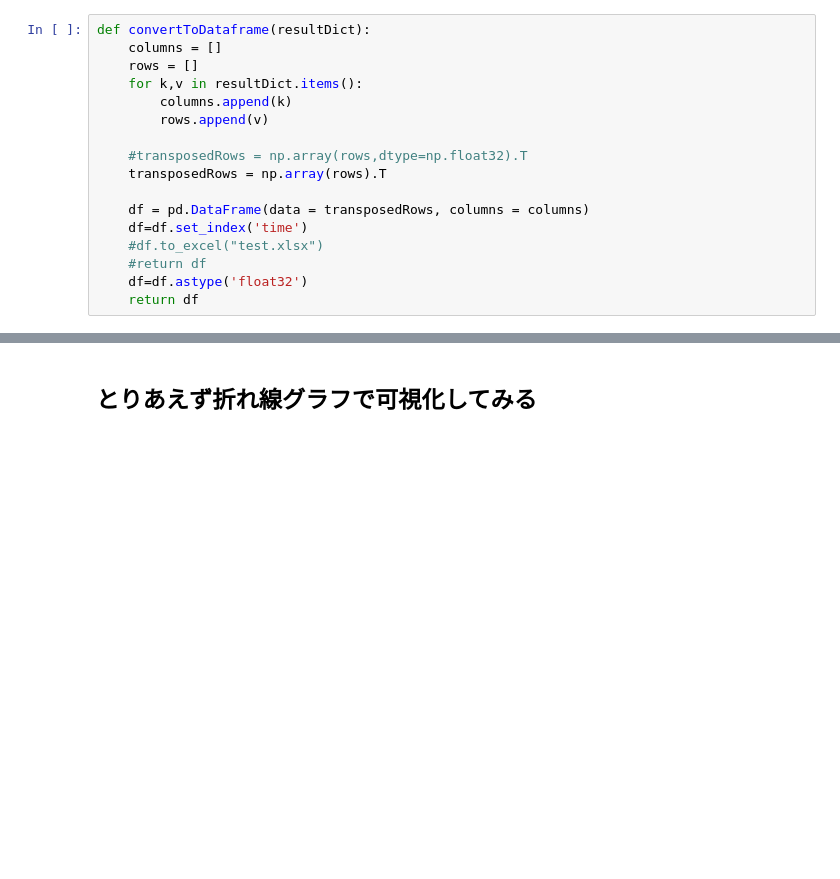
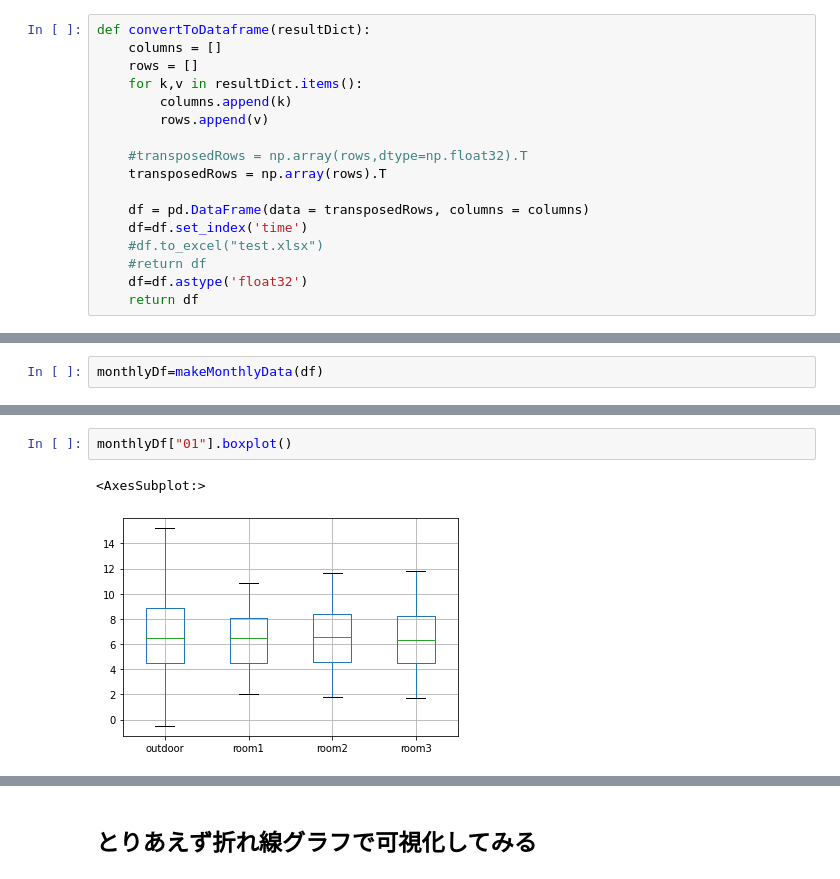
Before and after one commit to katsuya0719/therb-notebook, a Jupyter notebook: 時系列データ分析.ipynb, the cells around one changed output, grey strips where cells are left out. Saved outputs shown, nothing was run; the diff lists cells and outputs as text; blank space fills up the shorter version.

```diff
--- a/時系列データ分析.ipynb
+++ b/時系列データ分析.ipynb
@@ -117,0 +220,2 @@ Text(0, 0.5, 'Temperature')
+# %%
+monthlyDf=makeMonthlyData(df)
@@ -117,0 +246,5 @@ Text(0, 0.5, 'Temperature')
+# %%
+monthlyDf["01"].boxplot()
+# %% [output]
+<AxesSubplot:>
+[figure, added]
```
Also changed, not shown: parts of 89 cells of this notebook.
